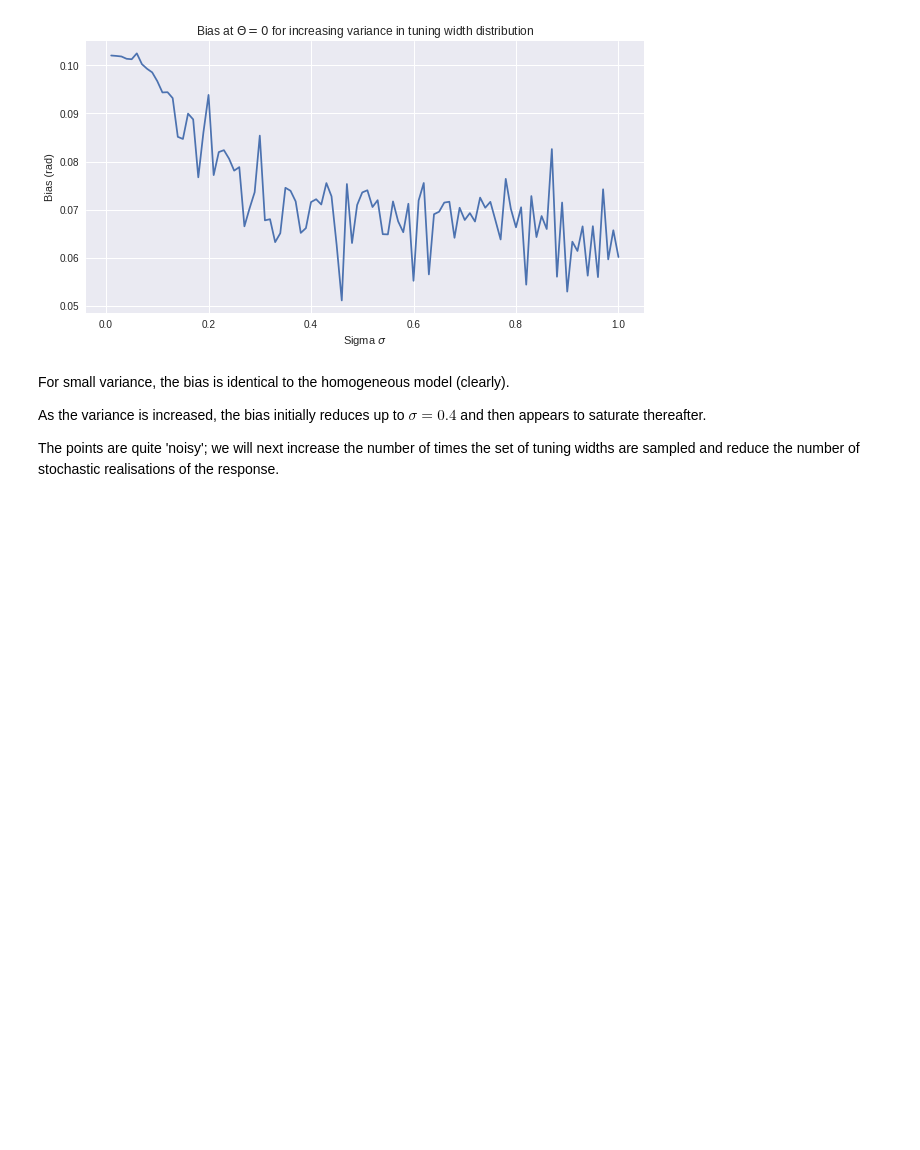
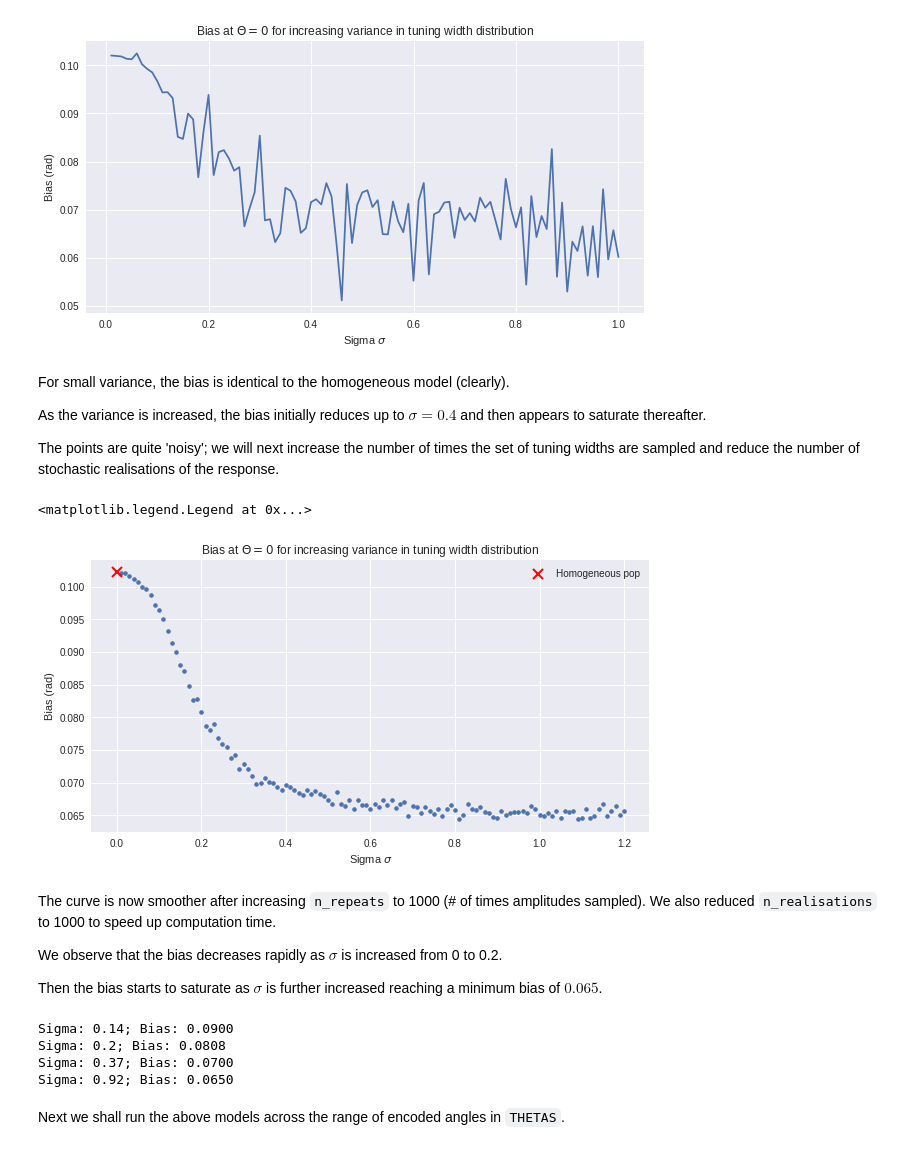
Before and after one commit to dtailor17/neural-population-codes, a Jupyter notebook: heterogeneity_tuning_width.ipynb, the cells around one changed output. Saved outputs shown, nothing was run; the diff lists cells and outputs as text; code cells hidden in the pictures; blank space fills up the shorter version.

Commit message:
Effect of amplitude/tun-width distribution variance on bias

```diff
--- a/heterogeneity_tuning_width.ipynb
+++ b/heterogeneity_tuning_width.ipynb
@@ -273,7 +273,7 @@ We see considerable fluctation in the bias; in particular at $\Theta = 0$, the b
 # %% [markdown]
 **Functions to get ML estimate only at $\Theta=0$**
 # %%
-def get_ML_ests_stim_0(get_tuning_widths, n_neurons=100, n_realisations=1000):
+def get_ML_ests_stim_0(get_tuning_widths, n_neurons=100, n_realisations=5000):
     stim = 0.0
     estimate_dist = np.zeros(n_realisations)
 
@@ -298,11 +298,11 @@ def get_ML_ests_stim_0(get_tuning_widths, n_neurons=100, n_realisations=1000):
 
     return [estimate_dist, bias, variance]
 
-def get_ML_ests_het_stim_0(get_tuning_widths, n_neurons=100, n_repeats=10):
+def get_ML_ests_het_stim_0(get_tuning_widths, n_neurons=100, n_repeats=10, n_realisations=5000):
     ML_ests = [0 for _ in range(n_repeats)]
 
     for i in range(n_repeats):
-        ML_ests[i] = get_ML_ests_stim_0(get_tuning_widths, n_neurons)
+        ML_ests[i] = get_ML_ests_stim_0(get_tuning_widths, n_neurons, n_realisations)
 
     bias_all = [ML_ests[i][1] for i in range(n_repeats)]
     bias_avg = np.mean(bias_all)
@@ -385,3 +385,59 @@ For small variance, the bias is identical to the homogeneous model (clearly).
 As the variance is increased, the bias initially reduces up to $\sigma=0.4$ and then appears to saturate thereafter.
 
 The points are quite 'noisy'; we will next increase the number of times the set of tuning widths are sampled and reduce the number of stochastic realisations of the response.
+# %%
+sigma_arr = np.linspace(0.01, 1.2, num=120)
+
+ests_het_truncnorm_stim_0_2 = [0 for _ in range(len(sigma_arr))]
+
+for i in range(len(sigma_arr)):
+    tun_wid_fun = lambda n_neurons: get_tuning_width_trunc_norm(n_neurons, sigma_arr[i])
+    ests_het_truncnorm_stim_0_2[i] = get_ML_ests_het_stim_0(tun_wid_fun, n_repeats=1000, n_realisations=1000)
+    print i
+
+dill.dump_session('session_states/session_state_het_wid.pkl')
+# %%
+hom_fun = lambda n_neurons: np.ones(n_neurons)*0.5
+ests_hom_2 = get_ML_ests_het_stim_0(hom_fun, n_repeats=1000, n_realisations=1000)
+# %%
+sigma_arr = np.linspace(0.01, 1.2, num=120)
+biases = [ests_het_truncnorm_stim_0_2[i][1] for i in range(len(ests_het_truncnorm_stim_0_2))]
+
+plt.plot(sigma_arr, biases, '.', mew=1)
+plt.plot(0.0, ests_hom_2[1], 'x', color='r', mew=2, ms=10, label='Homogeneous pop')
+
+plt.title('Bias at $\Theta=0$ for increasing variance in tuning width distribution')
+plt.xlabel('Sigma $\sigma$')
+plt.ylabel('Bias (rad)')
+plt.legend()
+# %% [output]
+<matplotlib.legend.Legend at 0x...>
+[figure, added]
+# %% [markdown]
+The curve is now smoother after increasing `n_repeats` to 1000 (# of times amplitudes sampled). We also reduced `n_realisations` to 1000 to speed up computation time.
+
+We observe that the bias decreases rapidly as $\sigma$ is increased from 0 to 0.2.
+
+Then the bias starts to saturate as $\sigma$ is further increased reaching a minimum bias of $0.065$.
+# %%
+sigma_arr = np.linspace(0.01, 1.2, num=120)
+biases = [ests_het_truncnorm_stim_0_2[i][1] for i in range(len(ests_het_truncnorm_stim_0_2))]
+
+idx = 13
+print 'Sigma: {0}; Bias: {1:.4f}'.format(sigma_arr[idx], biases[idx])
+
+idx = 19
+print 'Sigma: {0}; Bias: {1:.4f}'.format(sigma_arr[idx], biases[idx])
+
+idx = 36
+print 'Sigma: {0}; Bias: {1:.4f}'.format(sigma_arr[idx], biases[idx])
+
+idx = 91
+print 'Sigma: {0}; Bias: {1:.4f}'.format(sigma_arr[idx], biases[idx])
+# %% [output]
+Sigma: 0.14; Bias: 0.0900
+Sigma: 0.2; Bias: 0.0808
+Sigma: 0.37; Bias: 0.0700
+Sigma: 0.92; Bias: 0.0650
+# %% [markdown]
+Next we shall run the above models across the range of encoded angles in `THETAS`.
```
Also changed, not shown: parts of 2 cells of this notebook, 3 other files.
